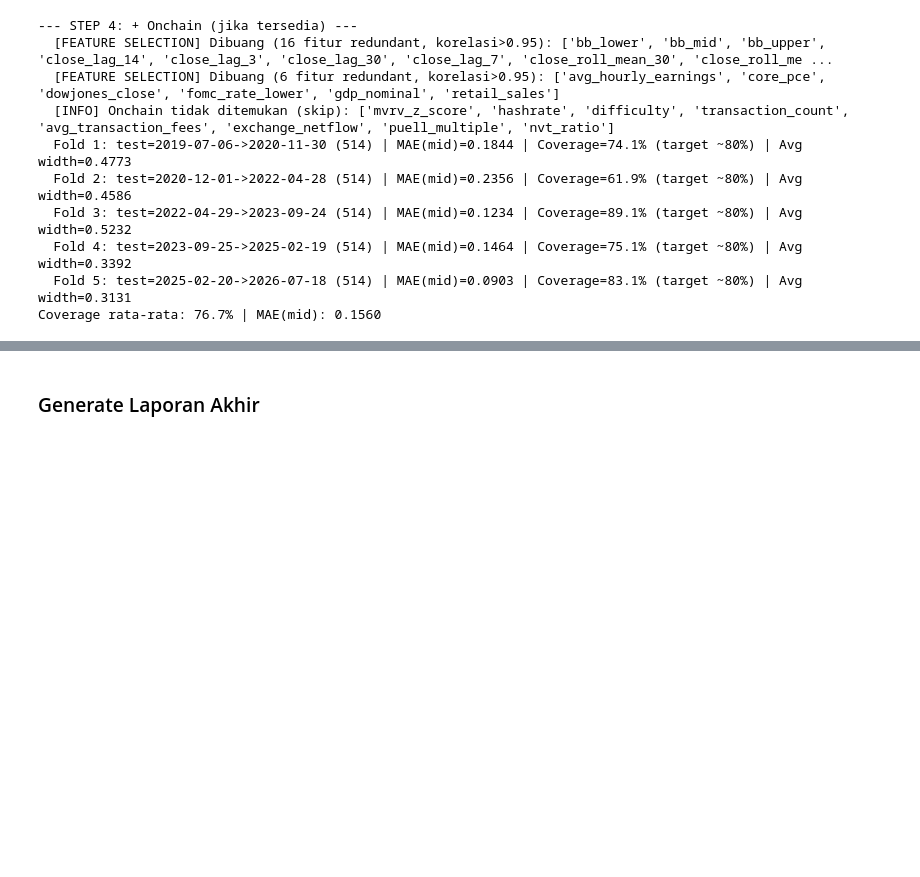
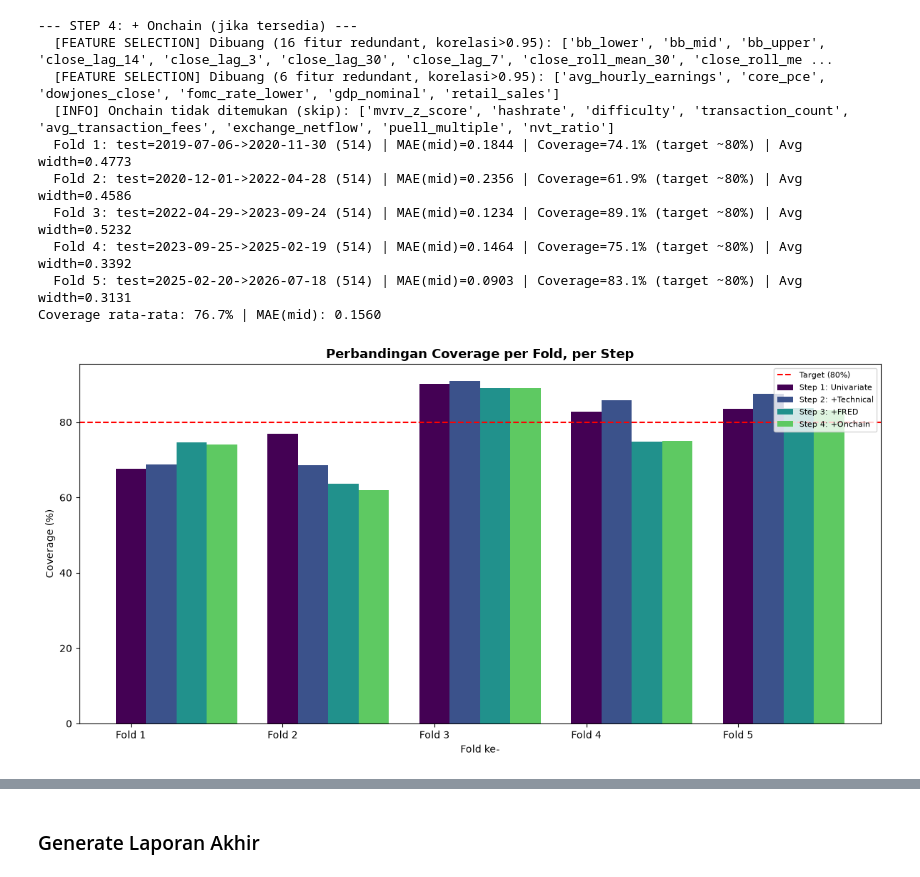
Before and after one commit to christoverhendri/bitcoin-iris, a Jupyter notebook: bitcoin iris/baseline_v3_xgboost_quantile.ipynb, the cells around one changed output, grey strips where cells are left out. Cells and saved outputs as stored; diff of their text form; code cells hidden in the pictures; blank space fills up the shorter version.

```diff
--- a/bitcoin iris/baseline_v3_xgboost_quantile.ipynb
+++ b/bitcoin iris/baseline_v3_xgboost_quantile.ipynb
@@ -488,3 +547,38 @@ else:
   Fold 4: test=2023-09-25->2025-02-19 (514) | MAE(mid)=0.1464 | Coverage=75.1% (target ~80%) | Avg width=0.3392
   Fold 5: test=2025-02-20->2026-07-18 (514) | MAE(mid)=0.0903 | Coverage=83.1% (target ~80%) | Avg width=0.3131
 Coverage rata-rata: 76.7% | MAE(mid): 0.1560
+# %%
+def plot_coverage_comparison(all_results, step_names):
+    """
+    Menunjukkan coverage per fold untuk tiap step, dengan garis target 80%.
+    Berguna untuk cepat melihat step/fold mana yang bermasalah -- ini yang
+    dipakai untuk investigasi kenapa Step 3 (FRED) dan fold 2020-2022 lemah.
+    """
+    fig, ax = plt.subplots(figsize=(12, 6))
+
+    n_steps = len([r for r in all_results if r is not None])
+    width = 0.8 / n_steps
+    colors = plt.cm.viridis([i / n_steps for i in range(n_steps)])
+
+    step_idx = 0
+    for i, results in enumerate(all_results):
+        if results is None:
+            continue
+        x_pos = [j + step_idx * width for j in range(len(results))]
+        ax.bar(x_pos, results["coverage"] * 100, width=width,
+               label=step_names[i], color=colors[step_idx])
+        step_idx += 1
+
+    ax.axhline(y=80, color="red", linestyle="--", linewidth=1.5, label="Target (80%)")
+    ax.set_xlabel("Fold ke-")
+    ax.set_ylabel("Coverage (%)")
+    ax.set_title("Perbandingan Coverage per Fold, per Step", fontsize=13, fontweight="bold")
+    ax.legend(loc="upper right", fontsize=8)
+    ax.set_xticks(range(max(len(r) for r in all_results if r is not None)))
+    ax.set_xticklabels([f"Fold {i+1}" for i in range(max(len(r) for r in all_results if r is not None))])
+    plt.tight_layout()
+    plt.show()
+# %%
+plot_coverage_comparison(all_results, ["Step 1: Univariate", "Step 2: +Technical", "Step 3: +FRED", "Step 4: +Onchain"])
+# %% [output]
+[figure, added]
```
Also changed, not shown: parts of 6 cells of this notebook.
